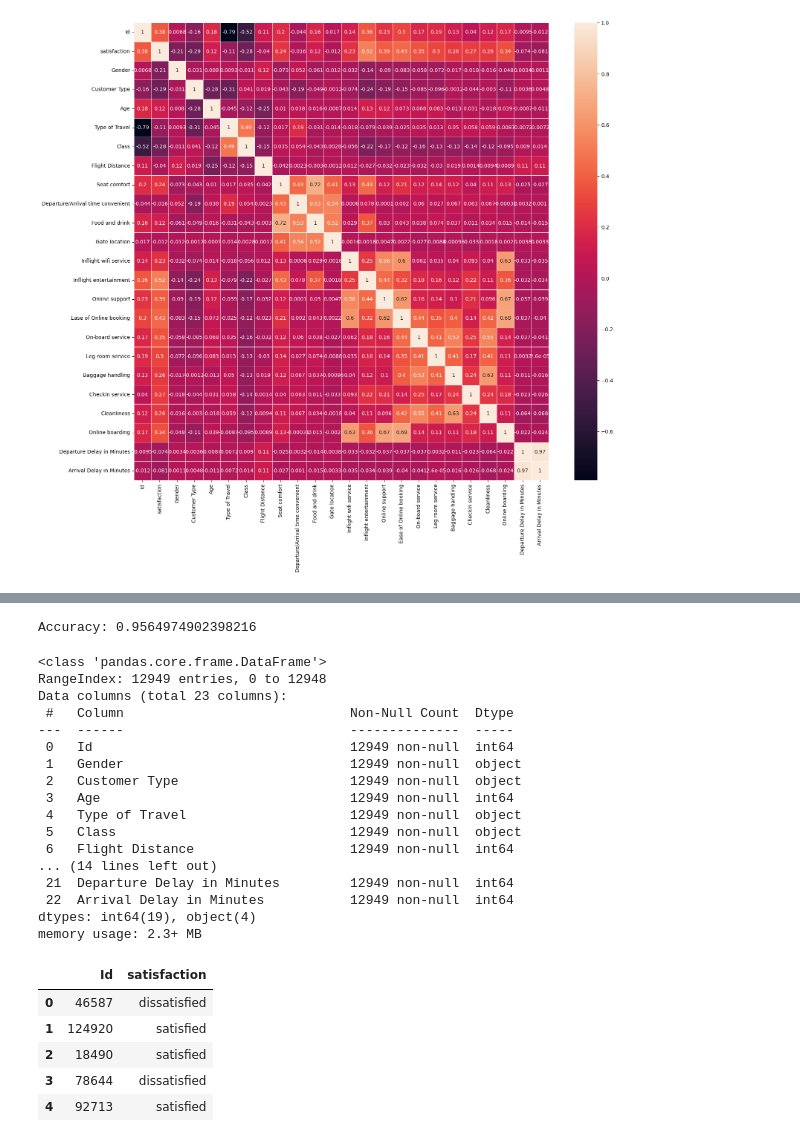
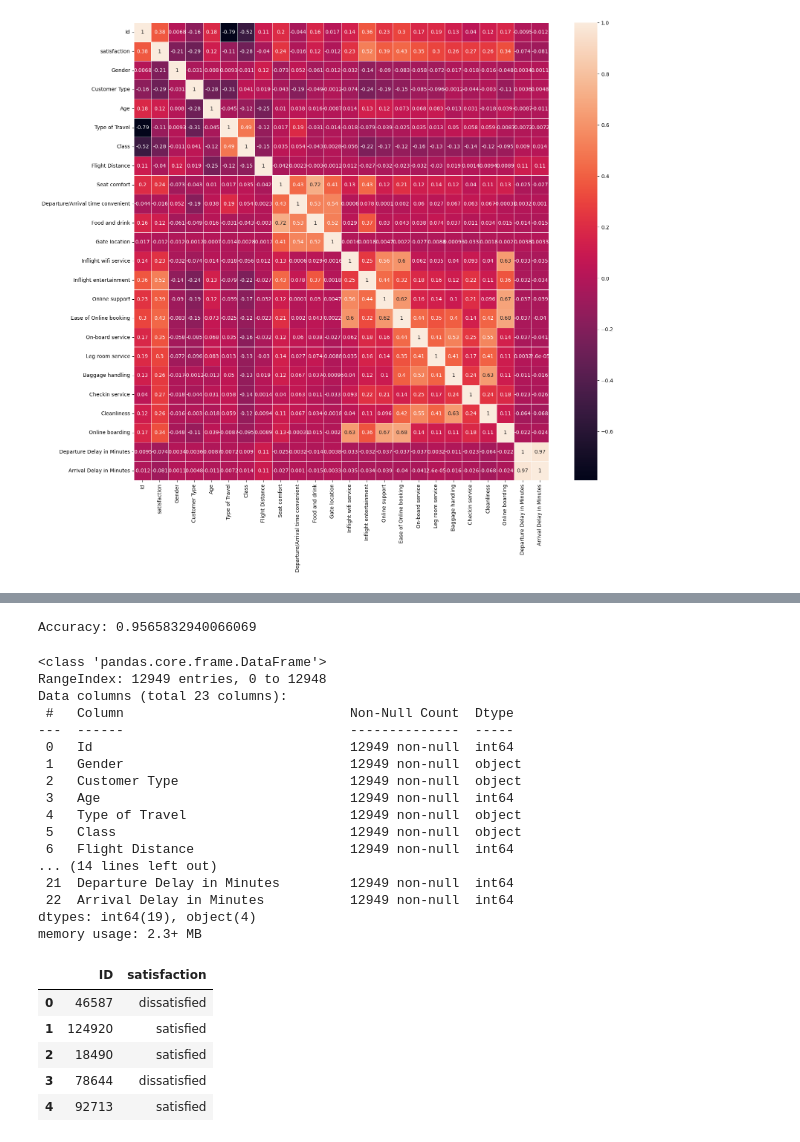
Before and after one commit to ik0zy/Fly-High-With-FDS, a Jupyter notebook: notebook.ipynb, the cells around one changed output, grey strips where cells are left out. Drawn from its saved outputs; the diff is of its cells as text; code cells hidden in the pictures.

```diff
--- a/notebook.ipynb
+++ b/notebook.ipynb
@@ -137,0 +129,8 @@ df.head()
+# %%
+# Drop columns (Departure delay have high correlation with Arrival Delay in Minutes)
+df = df.drop(columns=['Id', 'Departure Delay in Minutes', 'Flight Distance'])
+
+#Remove NaN rows from the dataframe
+df.dropna(axis=0, inplace=True)
+
+df.head(20)
@@ -138,7 +155,4 @@ df.head()
 # %%
-# Drop columns
-df = df.drop(columns=['Id', 'Departure Delay in Minutes'])
-
 # Split the data into features and target
 X = df.drop(columns=['satisfaction'])
 y = df['satisfaction']
@@ -168,11 +182,10 @@ y_pred = stacking_clf.predict(X_test)
 accuracy = accuracy_score(y_test, y_pred)
 print(f'Accuracy: {accuracy}')
 # %% [output]
-Accuracy: 0.9564974902398216
+Accuracy: 0.9565832940066069
 # %%
 # Load the test data
 test_df = pd.read_csv('test.csv')
-
 test_df.info()
 
 # Identify object columns
@@ -189,7 +202,7 @@ for col in object_columns:
 id_column = test_df['Id']
 
 # Preprocess the test data: Drop unnecessary columns
-test_df = test_df.drop(columns=['Id', 'Departure Delay in Minutes'])
+test_df = test_df.drop(columns=['Id', 'Departure Delay in Minutes', 'Flight Distance'])
 
 # Ensure the test data has the same features as the training data
 X_test_new = test_df.drop(columns=['satisfaction'], errors='ignore')
@@ -202,7 +215,7 @@ test_df['satisfaction'] = test_predictions
 
 # Create a DataFrame with the predictions
 predictions_df = pd.DataFrame({
-    'Id': id_column,
+    'ID': id_column,
     'satisfaction': test_predictions,
 })
 
@@ -212,34 +225,34 @@ satisfaction_mapping = {
     1: 'satisfied'
 }
 
 # Apply the mapping to the "satisfaction" column
 predictions_df['satisfaction'] = predictions_df['satisfaction'].map(satisfaction_mapping)
 
 # Save the predictions to a new CSV file if needed
 predictions_df.to_csv('test_predictions.csv', index=False)
 
 
 # Print the first few rows of the DataFrame with predictions
 predictions_df.head()
 # %% [output]
 <class 'pandas.core.frame.DataFrame'>
 RangeIndex: 12949 entries, 0 to 12948
 Data columns (total 23 columns):
  #   Column                             Non-Null Count  Dtype
 ---  ------                             --------------  -----
  0   Id                                 12949 non-null  int64
  1   Gender                             12949 non-null  object
  2   Customer Type                      12949 non-null  object
  3   Age                                12949 non-null  int64
  4   Type of Travel                     12949 non-null  object
  5   Class                              12949 non-null  object
  6   Flight Distance                    12949 non-null  int64
 ... (14 lines left out)
  21  Departure Delay in Minutes         12949 non-null  int64
  22  Arrival Delay in Minutes           12949 non-null  int64
 dtypes: int64(19), object(4)
 memory usage: 2.3+ MB
-|  | Id | satisfaction |
+|  | ID | satisfaction |
 | 0 | 46587 | dissatisfied |
 | 1 | 124920 | satisfied |
 | 2 | 18490 | satisfied |
```
Also changed, not shown: parts of 3 cells of this notebook, 1 other file.
